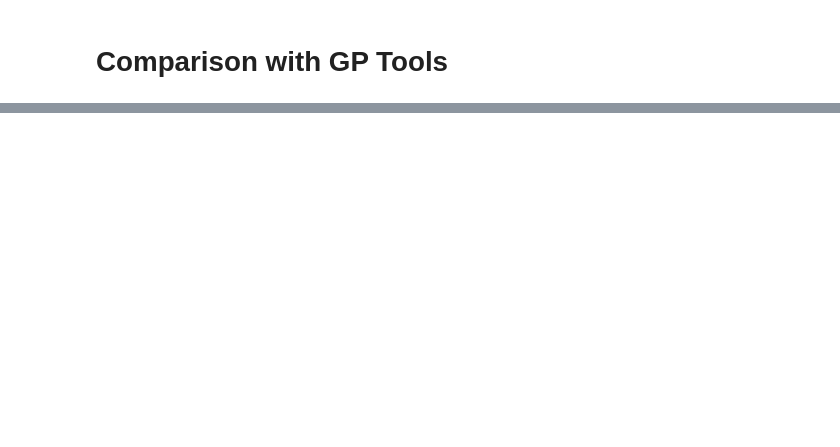
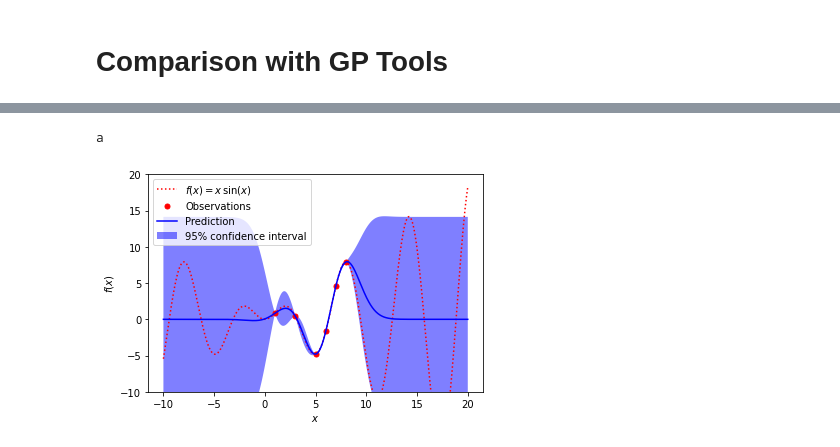
Before and after one commit to MABilton/surrojax_gp, a Jupyter notebook: gp_oed_surrogate/examples/sklearn_example.ipynb, the cells around one changed output, grey strips where cells are left out. Drawn from its saved outputs; the diff is of its cells as text; code cells hidden in the pictures; blank space fills up the shorter version.

```diff
--- a/gp_oed_surrogate/examples/sklearn_example.ipynb
+++ b/gp_oed_surrogate/examples/sklearn_example.ipynb
@@ -209,13 +208,16 @@ l_1     1.68
  12)
 # %%
-grad_order = 10
+grad_order = 0
 
 grad_f = f
 for _ in range(grad_order):
     grad_f = jax.jacfwd(grad_f)
 grad_f = jax.vmap(grad_f, in_axes=0)
 y_true = grad_f(x_train).squeeze()
 print('a')
 x_pred =  jnp.atleast_2d(jnp.linspace(-10, 20, 1000)).T
 y_star, err_y_star = gp.predict(x_pred, n=grad_order)
 plot_gptools(x_pred, y_star, err_y_star**2, grad_f, x_train, y_true)
+# %% [output]
+a
+[figure, added]
```
Also changed, not shown: parts of 4 cells of this notebook, 1 other file.
